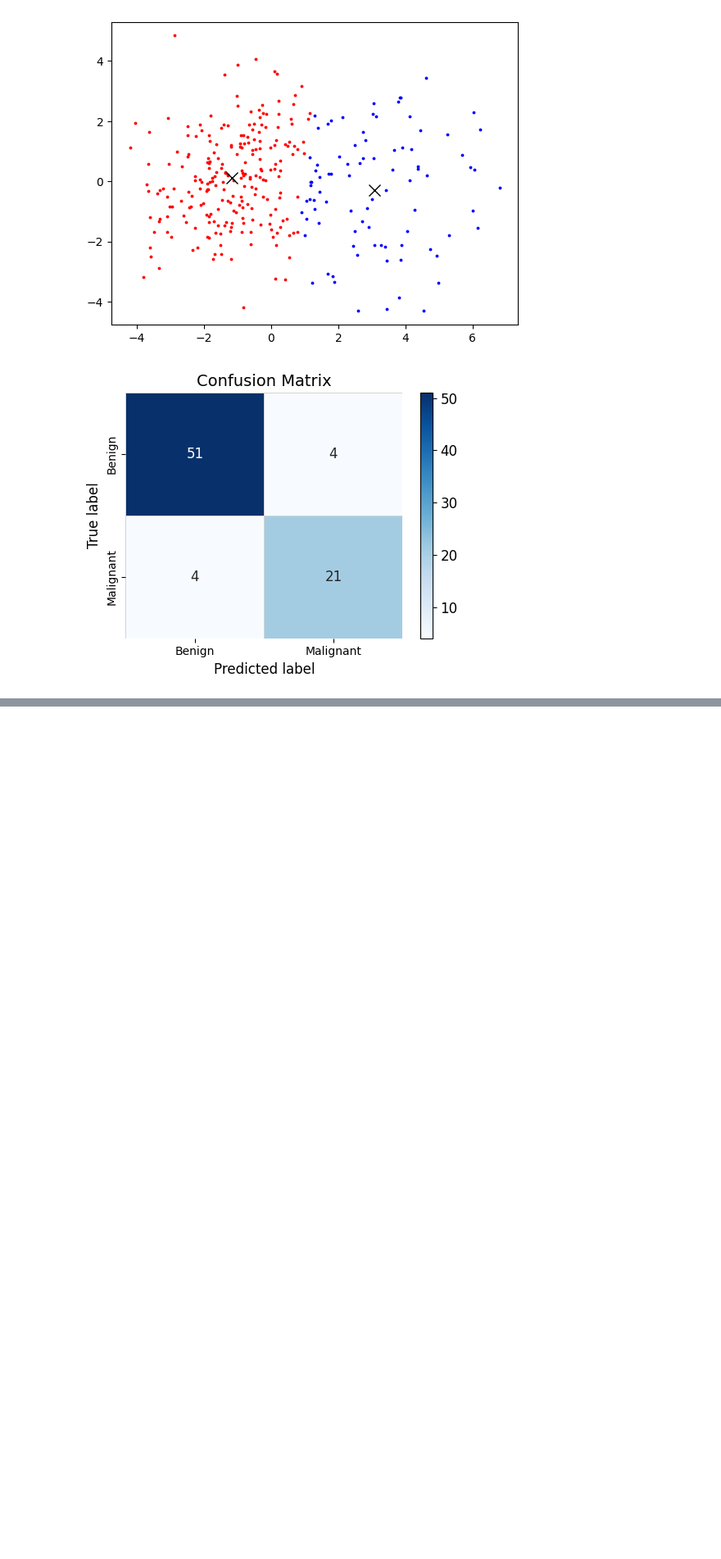
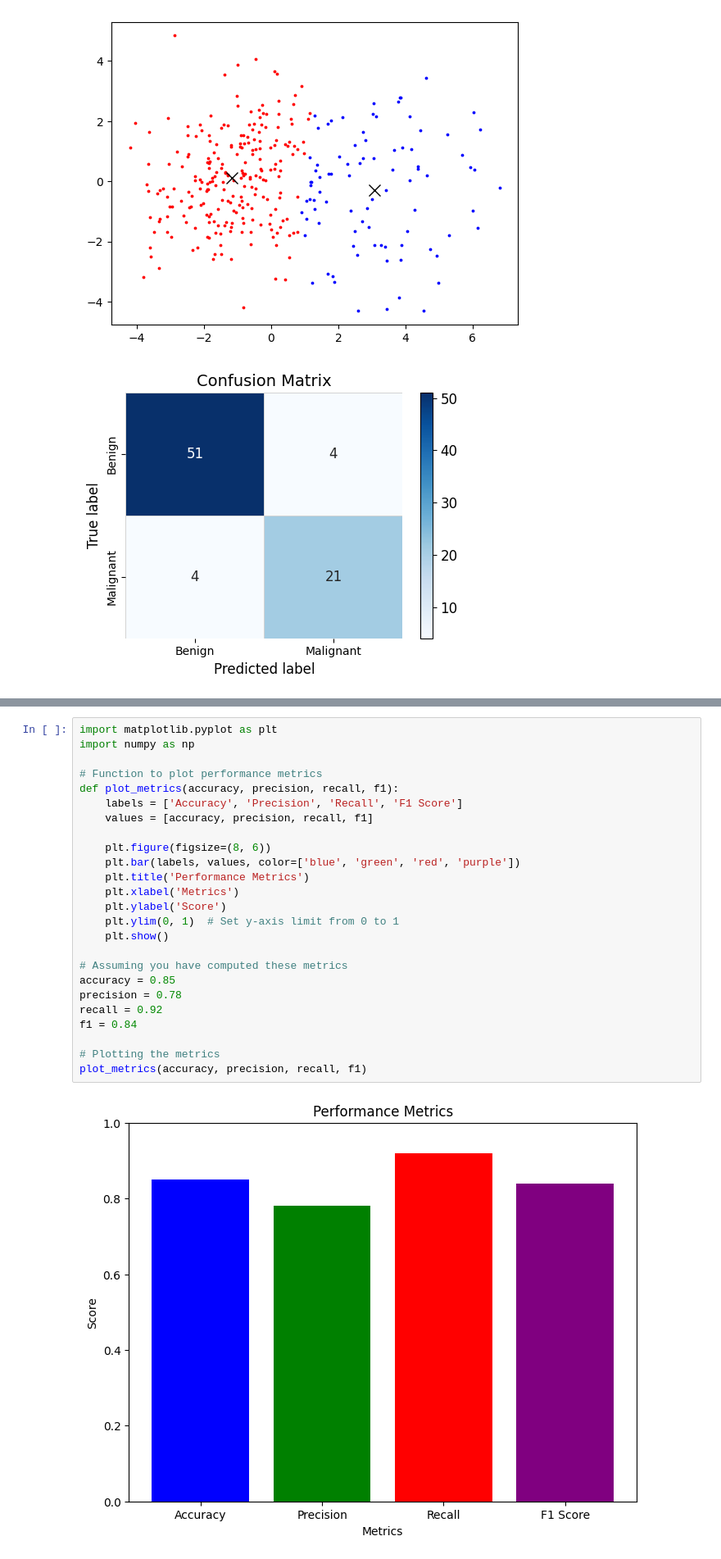
Before and after one commit to MohamadAbdelmoniem/Breast-Cancer-Prediction, a Jupyter notebook: Phase1.ipynb, the cells around one changed output, grey strips where cells are left out. Shown at 82% size. Saved outputs shown, nothing was run; the diff lists cells and outputs as text; blank space fills up the shorter version.

```diff
--- a/Phase1.ipynb
+++ b/Phase1.ipynb
@@ -402,0 +448,27 @@ Testing Accuracy:  90.0000 %
+# %%
+import matplotlib.pyplot as plt
+import numpy as np
+
+# Function to plot performance metrics
+def plot_metrics(accuracy, precision, recall, f1):
+    labels = ['Accuracy', 'Precision', 'Recall', 'F1 Score']
+    values = [accuracy, precision, recall, f1]
+
+    plt.figure(figsize=(8, 6))
+    plt.bar(labels, values, color=['blue', 'green', 'red', 'purple'])
+    plt.title('Performance Metrics')
+    plt.xlabel('Metrics')
+    plt.ylabel('Score')
+    plt.ylim(0, 1)  # Set y-axis limit from 0 to 1
+    plt.show()
+
+# Assuming you have computed these metrics
+accuracy = 0.85
+precision = 0.78
+recall = 0.92
+f1 = 0.84
+
+# Plotting the metrics
+plot_metrics(accuracy, precision, recall, f1)
+# %% [output]
+[figure, added]
```
Also changed, not shown: parts of 3 cells of this notebook.
